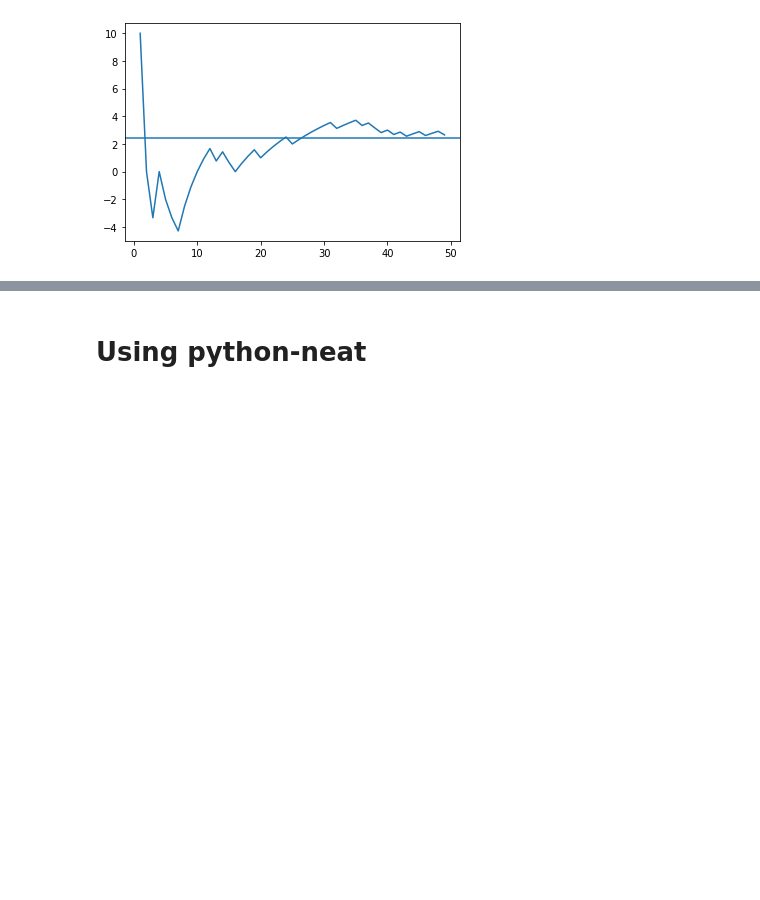
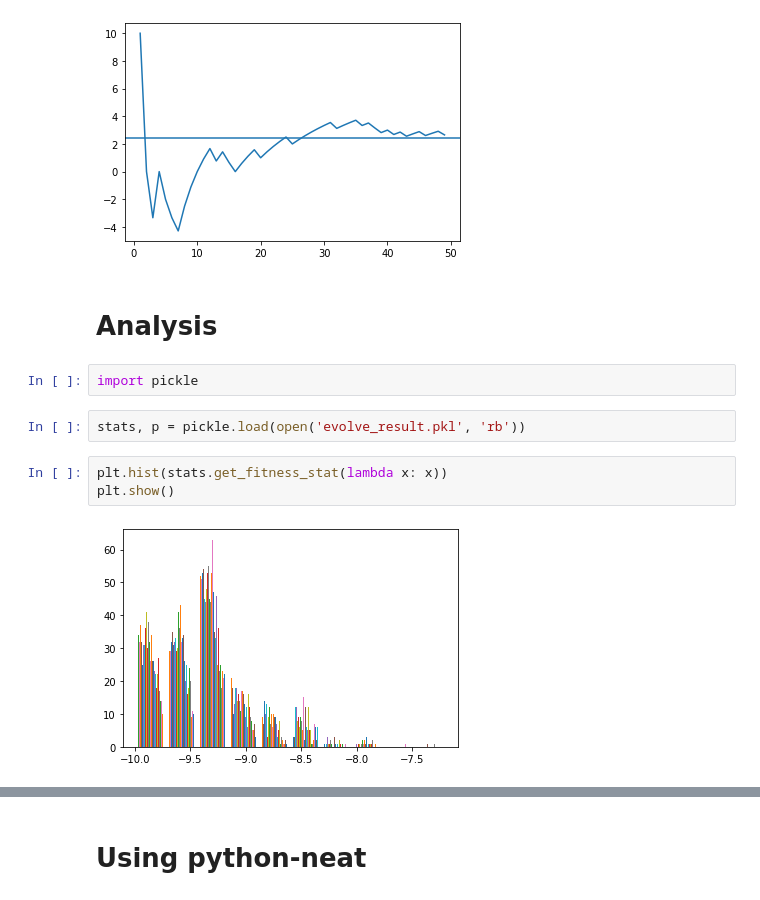
Before and after one commit to HumanCompatibleAI/better-adversarial-defenses, a Jupyter notebook: evolve.ipynb, the cells around one changed output, grey strips where cells are left out. Drawn from its saved outputs; the diff is of its cells as text; blank space fills up the shorter version.

Commit message:
Add python-neat results

```diff
--- a/evolve.ipynb
+++ b/evolve.ipynb
@@ -98,3 +99,14 @@ plt.axhline(np.mean(R))
 # %% [output]
 <matplotlib.lines.Line2D at 0x...>
 [figure]
+# %% [markdown]
+# Analysis
+# %%
+import pickle
+# %%
+stats, p = pickle.load(open('evolve_result.pkl', 'rb'))
+# %%
+plt.hist(stats.get_fitness_stat(lambda x: x))
+plt.show()
+# %% [output]
+[figure, added]
```
Also changed, not shown: parts of 3 cells of this notebook, 2 other files.
